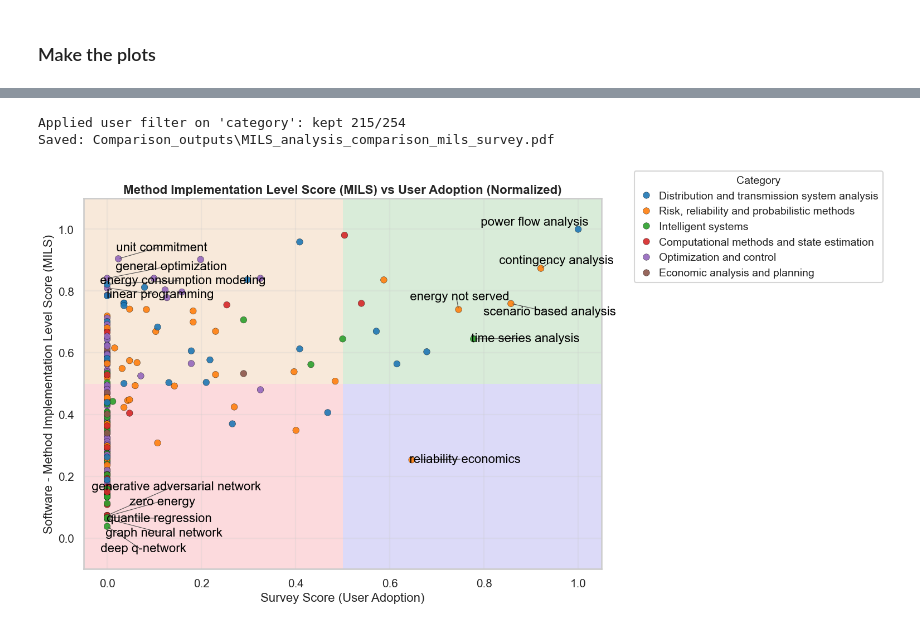
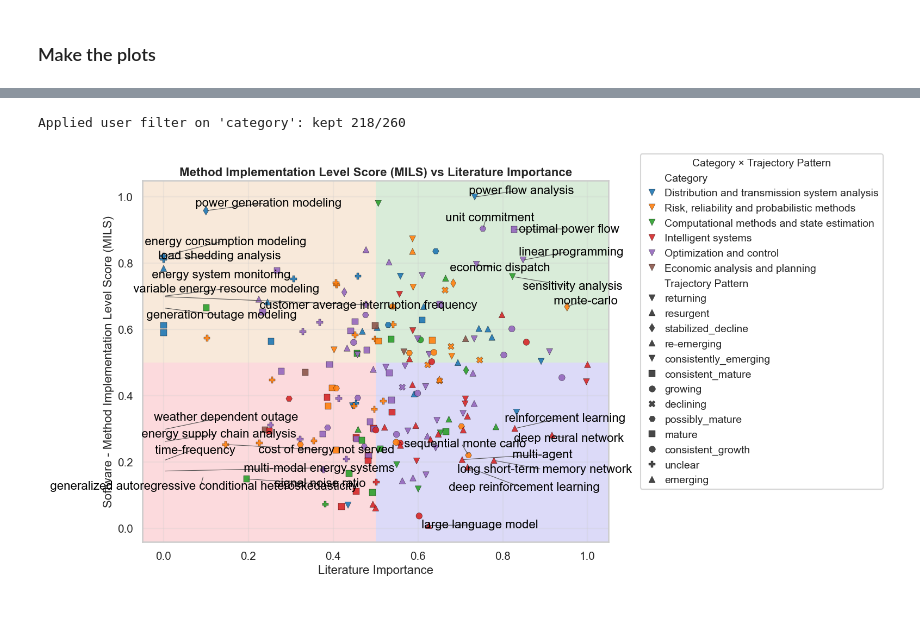
Before and after one commit to stigsimo/Literature-search-and-analysis, a Jupyter notebook: Comparison_of_method_scores.ipynb, the cells around one changed output, grey strips where cells are left out. Cells and saved outputs as stored; diff of their text form; code cells hidden in the pictures.

Commit message:
added a lot of functions and redo of most analysis

```diff
--- a/Comparison_of_method_scores.ipynb
+++ b/Comparison_of_method_scores.ipynb
@@ -9,6 +9,7 @@ from collections import defaultdict
 #from pathlib import Path
 import matplotlib.pyplot as plt
 import seaborn as sns
+import matplotlib.lines as mlines
 from adjustText import adjust_text
 #from scipy import stats
 #from sklearn.metrics import r2_score
@@ -23,7 +24,8 @@ warnings.filterwarnings('ignore')
 # CONFIGURATION
 # ============================================
 # Set plotting style
-SAVE_DIR = "Comparison_outputs"
+SAVE_DIR = "C:/Users/STSI/OneDrive - Skagerak Energi/06-NæringsPhD/Egne papers/State of the art/output"
+LOAD_DIR = "C:/Users/STSI/OneDrive - Skagerak Energi/06-NæringsPhD/Egne papers/State of the art/Data"
 Path(SAVE_DIR).mkdir(parents=True, exist_ok=True)
 sns.set_context("talk", font_scale=0.9)
 sns.set_style("whitegrid")
@@ -35,6 +37,7 @@ CONFIG = {
     'term_frequencies_json': 'Saved_files_new/term_frequencies_2024-12-15.json',  # Optional
     'survey_csv': 'C:\git_repos\Questionair-analysis\Data\method_comparison_results.csv',
     'literature_separator': ',',
+    'method_goups':f'{LOAD_DIR}/method_variant_goups.json',
     # Software mapping files
     'software_csv': 'software_analysis_output\software_methods_FINAL_COMPLETE_20251111_113343.csv',
     'ggt_results_csv': 'Saved_files_new/ggt_results_dual.csv',  # Optional
@@ -2855,6 +3092,6 @@ CONFIG['survey_csv'] ='C:\git_repos\Questionair-analysis\Data\method_comparison_
 # %%
 # Load data
-data = load_all_data(CONFIG, canonicalize=True, topic_filter=[1,8,4,6,8,9])
+data = load_all_data(CONFIG, canonicalize=True)#, topic_filter=[0,1,5,6,7,8,9])
 # %% [output]
 ============================================================
 LOADING ALL DATA (WITH CANONICALIZATION)
@@ -2901,7 +3181,7 @@ merged_comparison = compare_all_sources_canonical(
     mis_scores=data['mis_scores'],
     df_survey=data['df_survey'],
     df_ggt=data['df_ggt'],
-    variant_groups_file="Saved_files_new/method_variant_groups.json",
+    variant_groups_file=f"{LOAD_DIR}/method_variant_groups.json",
     generate_diagnostics=True
 )
 # %% [output]
@@ -5387,6 +6116,9 @@ def plot_survey_comparisons(
     print("="*60)
 
     return fig, axes
+# %%
+#load the df
+df_comparison=pd.read_csv('output\method_comparison_all_sources.csv')
 # %% [markdown]
 ### Make the plots
 # %%
@@ -5422,50 +6262,53 @@ scatter_comparison_plots(
 #plot_mode='mils_survey'
 #plot_mode='all'
 #plot_mode='mils_ggt'
-#plot_mode='mils_lit'
-plot_mode='mils_survey'
+plot_mode='mils_lit'
+#plot_mode='mils_survey'
 
-scatter_comparison_plots(
+old_scatter_comparison_plots(
     df_comparison,
     color_by="category",
-    save_prefix=f'{SAVE_DIR}/MILS_analysis',
-    show_trajectory=False,
-    #trajectory_mode="pattern",#pattern or stage
+    #color_map = trajectory_color_map,
+    markers=trajectory_markers,
+    #save_prefix=f'{SAVE_DIR}/MILS_analysis',
+    show_trajectory=True,
+    trajectory_mode="pattern",#pattern or stage
     plot_mode=plot_mode,
     filter_col='category',
     filter_keep=[
         'Risk, reliability and probabilistic methods',
         'Intelligent systems',
         'Distribution and transmission system analysis',
         'Computational methods and state estimation',
         #'Power system stability and dynamics',      #not really relevant for me
         'Optimization and control',
         'Economic analysis and planning',
         #'Other specialized methods',               #not really relevant for me
         #'Communication and signal processing',     #not  relevant for me aat all
     ],
     #corners=('upper right','lower right'),
     corners=(
-        ('upper right', 0.5,'green'),
-        ('upper left',0.5,"#D26D0D"),
-        ('lower right',0.5,"#140DD2"),
-        ('lower left', 0.5,"#ED091C")
+        ('upper right', 1,'green'),
+        ('upper left',1,"#D26D0D"),
+        ('lower right',1,"#140DD2"),
+        ('lower left', 1,"#ED091C")
         ),
-    corner_k=5, #number of labels to allow
+    corner_k=7, #number of labels to allow
     corner_offset=0.0,
     corner_facecolor='green',
     corner_alpha=0.15,
     #corner_frac=0.255,      # fractionof the corner to shade 1= full, 0.5 = full quadrant
     plot_zeros=True,
     figsize=(15, 8),
     fontsize=16,
-    #xlim=(0.18,0.62),
-    ylim=(-0.1,1.1)
+    #xlim=(-0.62,0.62),
+    #ylim=(-0.05,1.05),
+    x_split=0.5,
+    y_split=0.5
 );
 # %% [output]
-Applied user filter on 'category': kept 215/254
-Saved: Comparison_outputs\MILS_analysis_comparison_mils_survey.pdf
+Applied user filter on 'category': kept 218/260
-[figure, old version]
+[figure, new version]
 # %%
 """
     Visualizes user adoption (survey) vs key dimensions (MILS, importance, growth) with corner shading and labeling.
```
Also changed, not shown: parts of 42 cells of this notebook, 10 other files.
